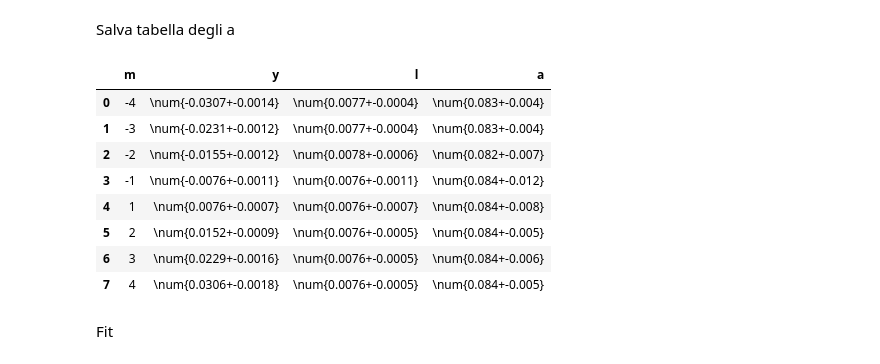
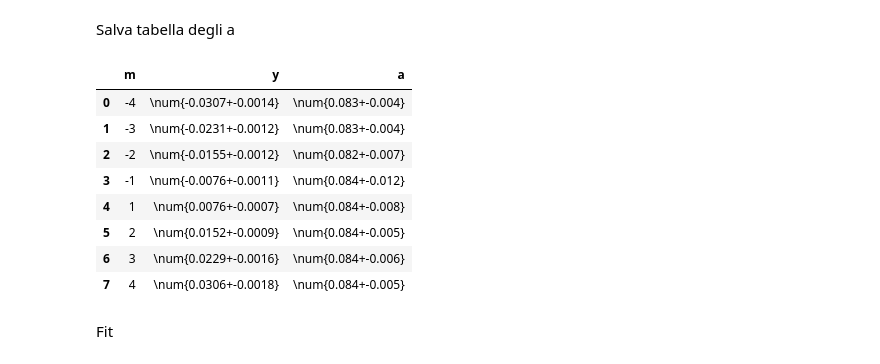
Before and after one commit to Vayxen/Lab2-Ottica-1, a Jupyter notebook: code/slit_0.08.ipynb, the cells around one changed output. Drawn from its saved outputs; the diff is of its cells as text; code cells hidden in the pictures.

```diff
--- a/code/slit_0.08.ipynb
+++ b/code/slit_0.08.ipynb
@@ -155,36 +155,34 @@ Salva tabella degli a
 # %%
 mins_df_str = pd.concat([
     mins_df.m,
     lab_round.measure_series(mins_df.y, mins_df.dy),
-    lab_round.measure_series(mins_df.l, mins_df.dl),
     lab_round.measure_series(mins_df.a * 10**3, mins_df.da * 10**3),
 ], axis='columns')
 
 mins_df_str.to_latex(
     table_path / f"mins_{slit_name}.tex",
-    columns=['m', 'y', 'l', 'a'],
+    columns=['m', 'y', 'a'],
     header=[
         r"$m$",
         r"$y \; (\si{\m})$",
-        r"$\frac{\lambda L}{a} \; (\si{\m})$",
         r"$a \; (\si{\mm})$"
     ],
-    column_format='cc|cc',
+    column_format='cc|c',
     index=False,
     escape=False,
 )
 
 mins_df_str
 # %% [output]
-|  | m | y | l | a |
-| 0 | -4 | \num{-0.0307+-0.0014} | \num{0.0077+-0.0004} | \num{0.083+-0.004} |
-| 1 | -3 | \num{-0.0231+-0.0012} | \num{0.0077+-0.0004} | \num{0.083+-0.004} |
-| 2 | -2 | \num{-0.0155+-0.0012} | \num{0.0078+-0.0006} | \num{0.082+-0.007} |
-| 3 | -1 | \num{-0.0076+-0.0011} | \num{0.0076+-0.0011} | \num{0.084+-0.012} |
-| 4 | 1 | \num{0.0076+-0.0007} | \num{0.0076+-0.0007} | \num{0.084+-0.008} |
-| 5 | 2 | \num{0.0152+-0.0009} | \num{0.0076+-0.0005} | \num{0.084+-0.005} |
-| 6 | 3 | \num{0.0229+-0.0016} | \num{0.0076+-0.0005} | \num{0.084+-0.006} |
-| 7 | 4 | \num{0.0306+-0.0018} | \num{0.0076+-0.0005} | \num{0.084+-0.005} |
+|  | m | y | a |
+| 0 | -4 | \num{-0.0307+-0.0014} | \num{0.083+-0.004} |
+| 1 | -3 | \num{-0.0231+-0.0012} | \num{0.083+-0.004} |
+| 2 | -2 | \num{-0.0155+-0.0012} | \num{0.082+-0.007} |
+| 3 | -1 | \num{-0.0076+-0.0011} | \num{0.084+-0.012} |
+| 4 | 1 | \num{0.0076+-0.0007} | \num{0.084+-0.008} |
+| 5 | 2 | \num{0.0152+-0.0009} | \num{0.084+-0.005} |
+| 6 | 3 | \num{0.0229+-0.0016} | \num{0.084+-0.006} |
+| 7 | 4 | \num{0.0306+-0.0018} | \num{0.084+-0.005} |
 # %% [markdown]
 Fit
 # %%
```
Also changed, not shown: 7 other files.
